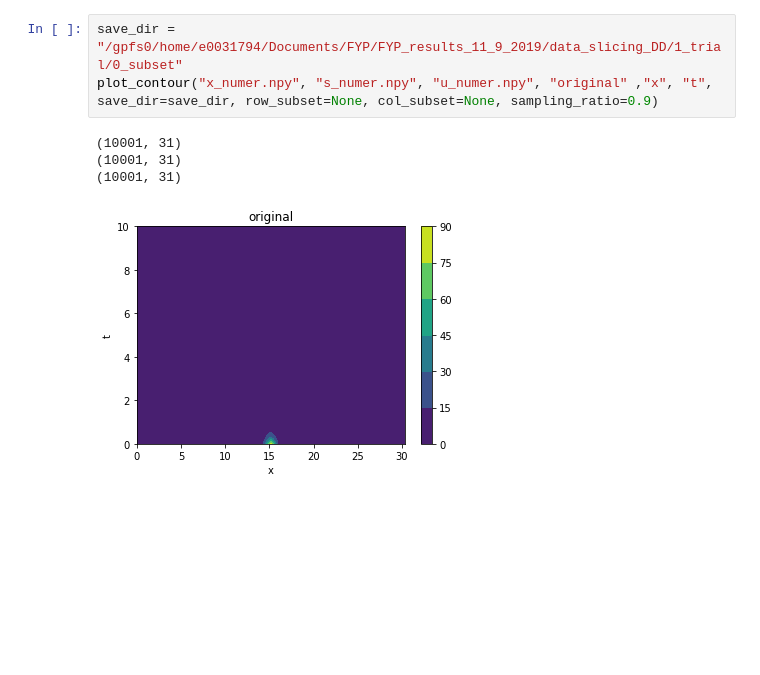
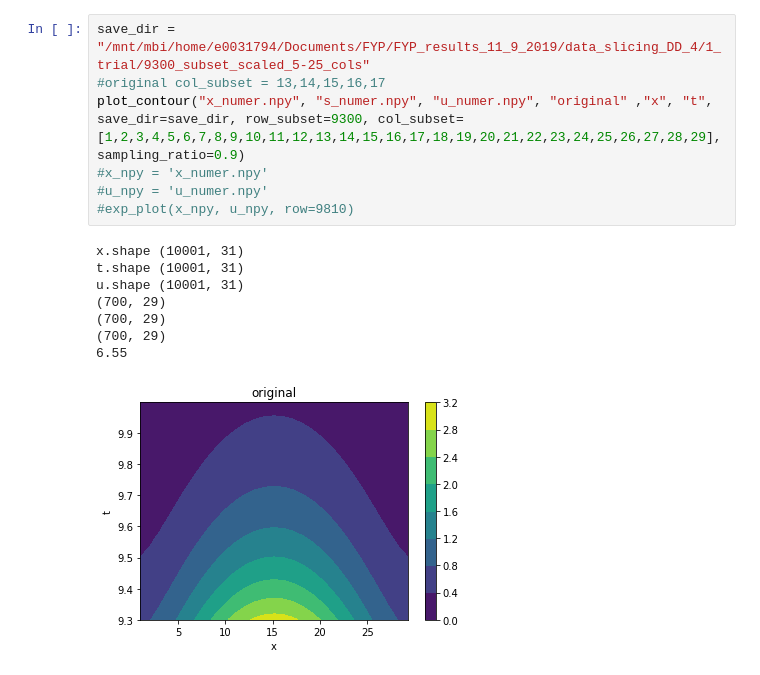
Before and after one commit to HoWeiChin/FYP_Deep_MOD, a Jupyter notebook: Slicing_data_Diffusion_Decay.ipynb, the cells around one changed output. Cells and saved outputs as stored; diff of their text form; blank space fills up the shorter version.

```diff
--- a/Slicing_data_Diffusion_Decay.ipynb
+++ b/Slicing_data_Diffusion_Decay.ipynb
@@ -343,8 +378,16 @@ file_name 1_trial_simulation_values.txt
 # %%
-save_dir = "/gpfs0/home/e0031794/Documents/FYP/FYP_results_11_9_2019/data_slicing_DD/1_trial/0_subset"
-plot_contour("x_numer.npy", "s_numer.npy", "u_numer.npy", "original" ,"x", "t", save_dir=save_dir, row_subset=None, col_subset=None, sampling_ratio=0.9)
+save_dir = "/mnt/mbi/home/e0031794/Documents/FYP/FYP_results_11_9_2019/data_slicing_DD_4/1_trial/9300_subset_scaled_5-25_cols"
+#original col_subset = 13,14,15,16,17
+plot_contour("x_numer.npy", "s_numer.npy", "u_numer.npy", "original" ,"x", "t", save_dir=save_dir, row_subset=9300, col_subset=[1,2,3,4,5,6,7,8,9,10,11,12,13,14,15,16,17,18,19,20,21,22,23,24,25,26,27,28,29], sampling_ratio=0.9)
+#x_npy = 'x_numer.npy'
+#u_npy = 'u_numer.npy'
+#exp_plot(x_npy, u_npy, row=9810)
 # %% [output]
-(10001, 31)
-(10001, 31)
-(10001, 31)
+x.shape (10001, 31)
+t.shape (10001, 31)
+u.shape (10001, 31)
+(700, 29)
+(700, 29)
+(700, 29)
+6.55
-[figure, old version]
+[figure, new version]
```
Also changed, not shown: parts of 11 cells of this notebook, 3 other files.
